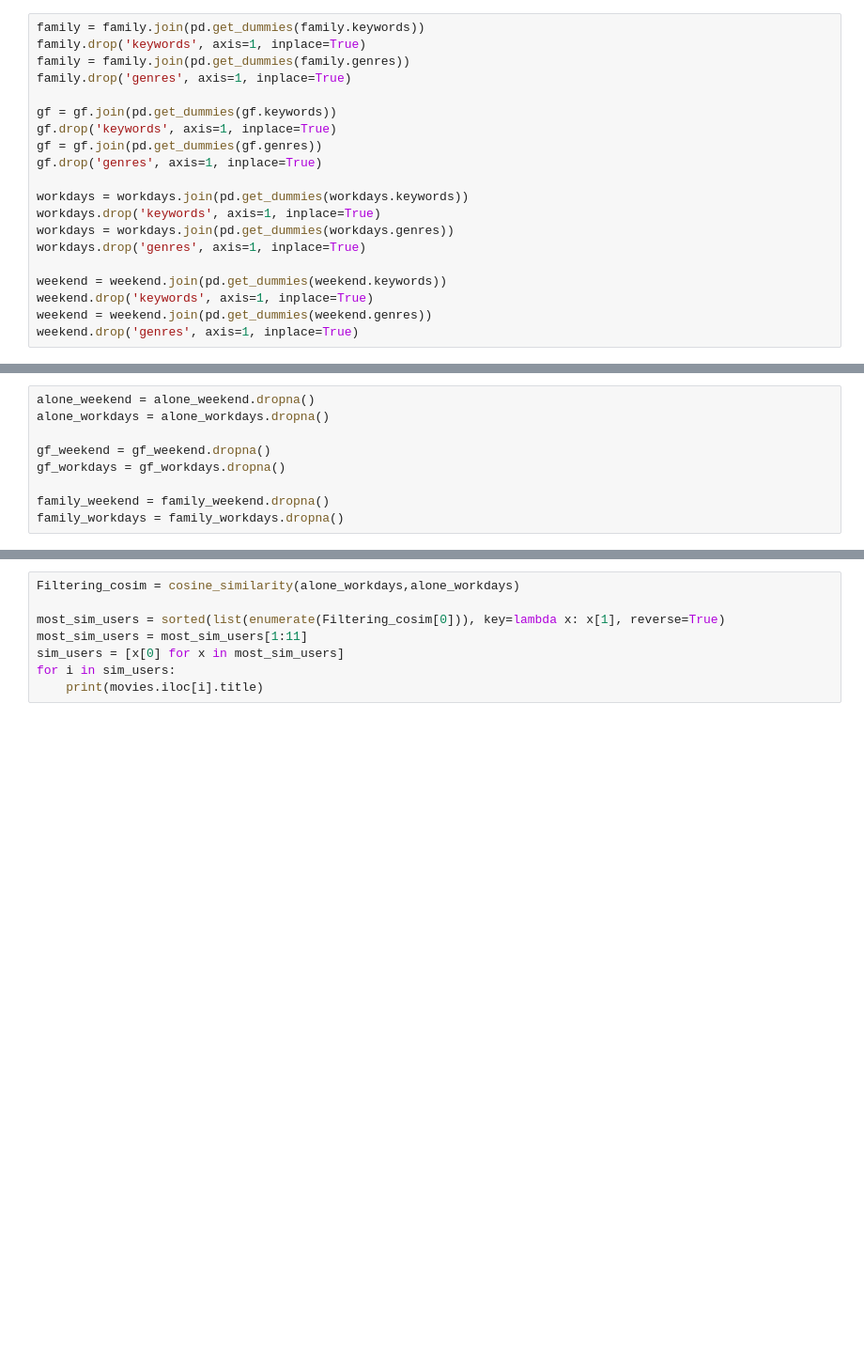
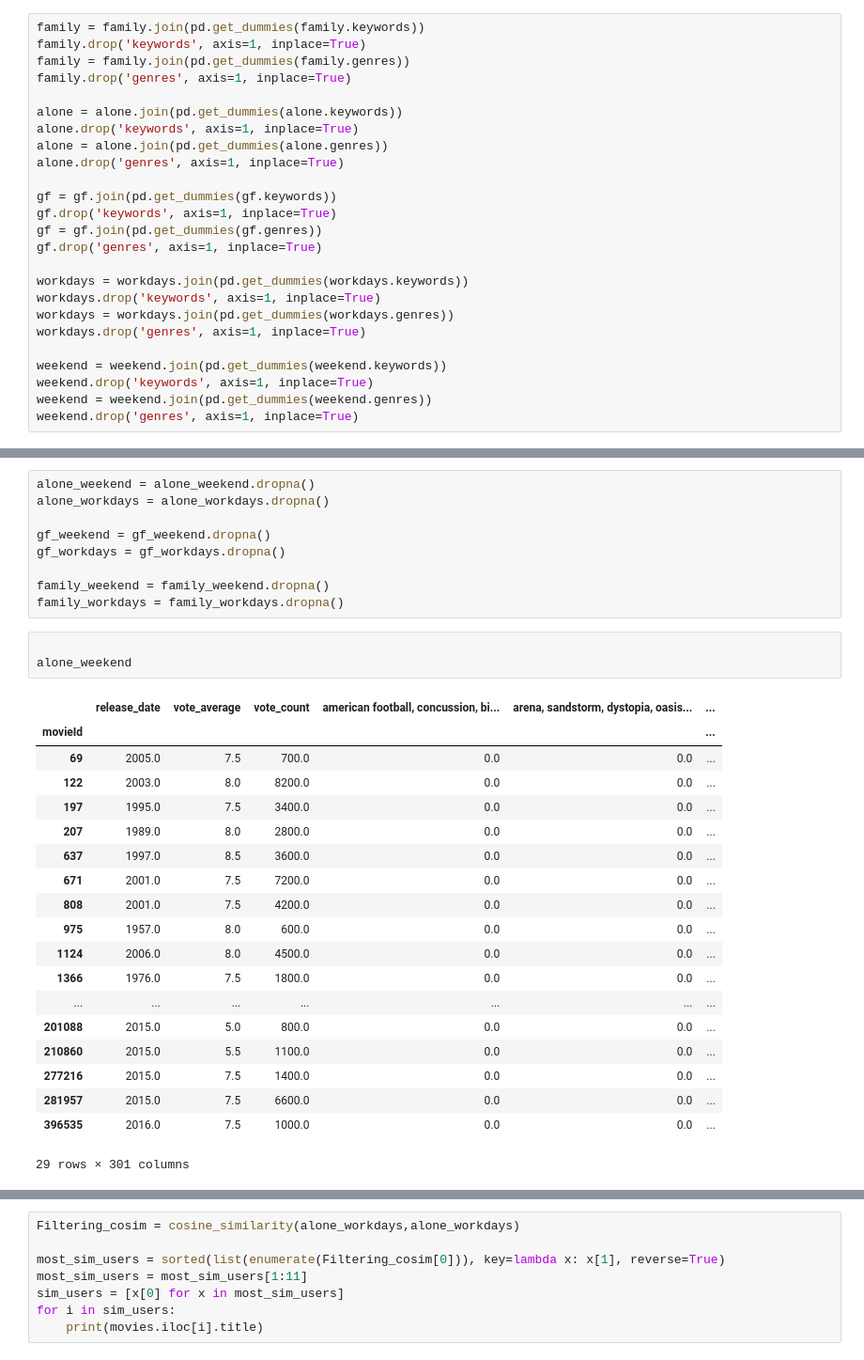
Before and after one commit to erol713/movies, a Jupyter notebook: Project.ipynb, the cells around one changed output, grey strips where cells are left out. Shown at 94% size. Drawn from its saved outputs; the diff is of its cells as text; blank space fills up the shorter version.

```diff
--- a/Project.ipynb
+++ b/Project.ipynb
@@ -661,6 +622,11 @@ family = family.join(pd.get_dummies(family.keywords))
 family.drop('keywords', axis=1, inplace=True)
 family = family.join(pd.get_dummies(family.genres))
 family.drop('genres', axis=1, inplace=True)
+
+alone = alone.join(pd.get_dummies(alone.keywords))
+alone.drop('keywords', axis=1, inplace=True)
+alone = alone.join(pd.get_dummies(alone.genres))
+alone.drop('genres', axis=1, inplace=True)
 
 gf = gf.join(pd.get_dummies(gf.keywords))
 gf.drop('keywords', axis=1, inplace=True)
@@ -694,6 +662,29 @@ gf_workdays = gf_workdays.dropna()
 
 family_weekend = family_weekend.dropna()
 family_workdays = family_workdays.dropna()
+# %%
+
+alone_weekend
+# %% [output]
+|  | release_date | vote_average | vote_count | american football, concussion, bi... | arena, sandstorm, dystopia, oasis... | ... |
+| movieId |  |  |  |  |  | ... |
+| 69 | 2005.0 | 7.5 | 700.0 | 0.0 | 0.0 | ... |
+| 122 | 2003.0 | 8.0 | 8200.0 | 0.0 | 0.0 | ... |
+| 197 | 1995.0 | 7.5 | 3400.0 | 0.0 | 0.0 | ... |
+| 207 | 1989.0 | 8.0 | 2800.0 | 0.0 | 0.0 | ... |
+| 637 | 1997.0 | 8.5 | 3600.0 | 0.0 | 0.0 | ... |
+| 671 | 2001.0 | 7.5 | 7200.0 | 0.0 | 0.0 | ... |
+| 808 | 2001.0 | 7.5 | 4200.0 | 0.0 | 0.0 | ... |
+| 975 | 1957.0 | 8.0 | 600.0 | 0.0 | 0.0 | ... |
+| 1124 | 2006.0 | 8.0 | 4500.0 | 0.0 | 0.0 | ... |
+| 1366 | 1976.0 | 7.5 | 1800.0 | 0.0 | 0.0 | ... |
+| ... | ... | ... | ... | ... | ... | ... |
+| 201088 | 2015.0 | 5.0 | 800.0 | 0.0 | 0.0 | ... |
+| 210860 | 2015.0 | 5.5 | 1100.0 | 0.0 | 0.0 | ... |
+| 277216 | 2015.0 | 7.5 | 1400.0 | 0.0 | 0.0 | ... |
+| 281957 | 2015.0 | 7.5 | 6600.0 | 0.0 | 0.0 | ... |
+| 396535 | 2016.0 | 7.5 | 1000.0 | 0.0 | 0.0 | ... |
+29 rows × 301 columns
 # %%
 Filtering_cosim = cosine_similarity(alone_weekend,alone_weekend)
 
```
Also changed, not shown: parts of 17 cells of this notebook, 3 other files.
